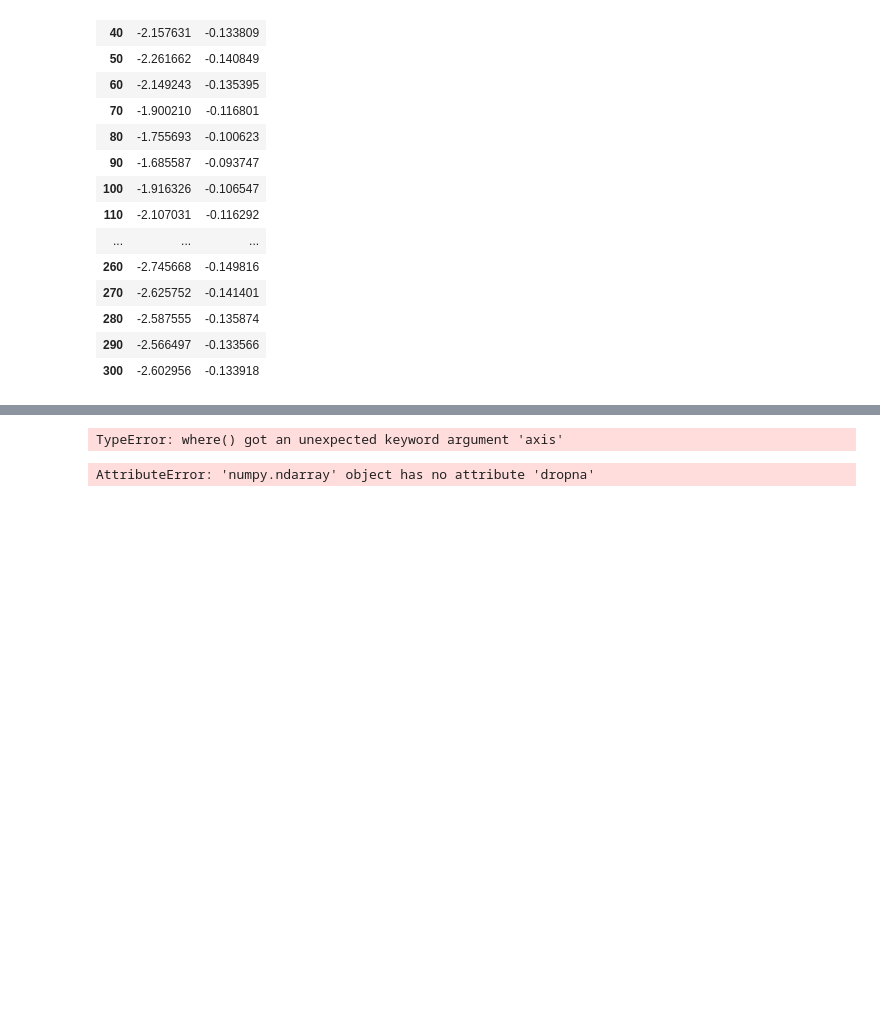
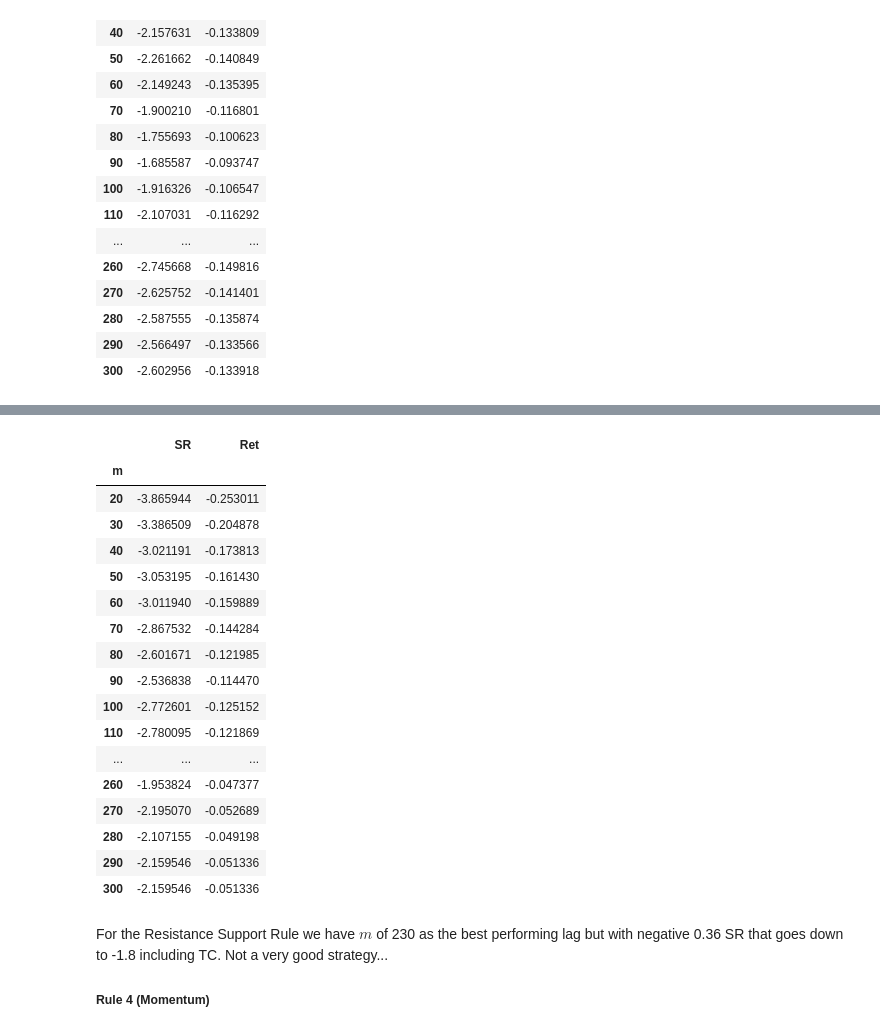
Before and after one commit to NehrenD/algo_trading_and_quant_strategies, a Jupyter notebook: exercises/chapter5_solutions.ipynb, the cells around one changed output, grey strips where cells are left out. Cells and saved outputs as stored; diff of their text form; code cells hidden in the pictures; blank space fills up the shorter version.

```diff
--- a/exercises/chapter5_solutions.ipynb
+++ b/exercises/chapter5_solutions.ipynb
@@ -296 +406,34 @@ def bollinger_strategy(prices,params):
+# %%
+results = []
+
+for m in m_values:
+    params = dict(m=m)
+    ret,sr = backtest_strategy(fx_prices,resistance_support_strategy,params,tc_pct=15/10000)
+    results.append(dict(m=m,SR=sr,Ret=ret))
+
+results = pd.DataFrame(results).set_index('m')
+results
+# %% [output]
+|  | SR | Ret |
+| m |  |  |
+| 20 | -3.865944 | -0.253011 |
+| 30 | -3.386509 | -0.204878 |
+| 40 | -3.021191 | -0.173813 |
+| 50 | -3.053195 | -0.161430 |
+| 60 | -3.011940 | -0.159889 |
+| 70 | -2.867532 | -0.144284 |
+| 80 | -2.601671 | -0.121985 |
+| 90 | -2.536838 | -0.114470 |
+| 100 | -2.772601 | -0.125152 |
+| 110 | -2.780095 | -0.121869 |
+| ... | ... | ... |
+| 260 | -1.953824 | -0.047377 |
+| 270 | -2.195070 | -0.052689 |
+| 280 | -2.107155 | -0.049198 |
+| 290 | -2.159546 | -0.051336 |
+| 300 | -2.159546 | -0.051336 |
+# %% [markdown]
+For the Resistance Support Rule we have $m$ of 230 as the best performing lag but with negative 0.36 SR that goes down to -1.8 including TC. Not a very good strategy...
+
+##### Rule 4 (Momentum)
 # %%
@@ -302,8 +445,0 @@ p_minus = mav -2*mstd
-# %%
-signal = np.where(fx_prices > p_plus,fx_prices - p_plus,0)
-# %% [output]
-TypeError: where() got an unexpected keyword argument 'axis'
-# %%
-signal.dropna().head()
-# %% [output]
-AttributeError: 'numpy.ndarray' object has no attribute 'dropna'
```
Also changed, not shown: parts of 21 cells of this notebook.
